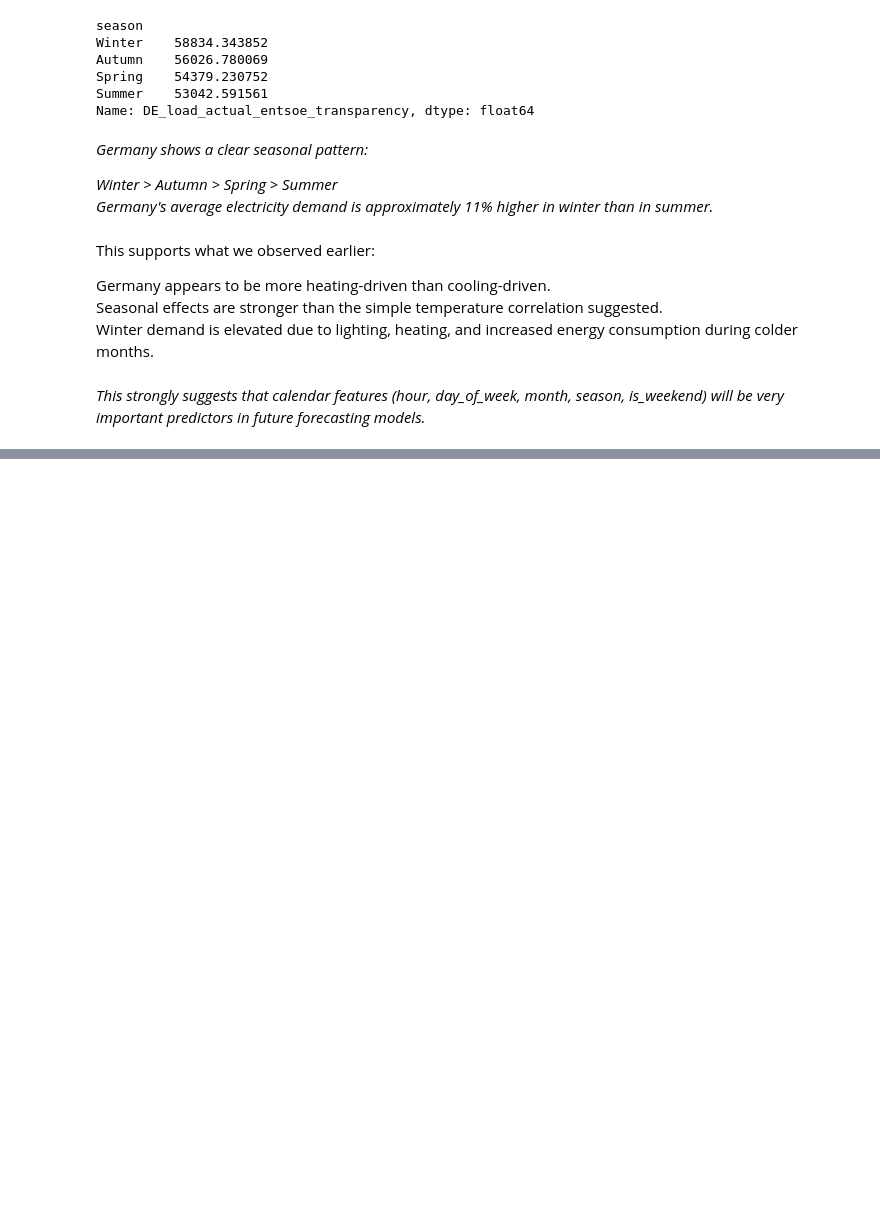
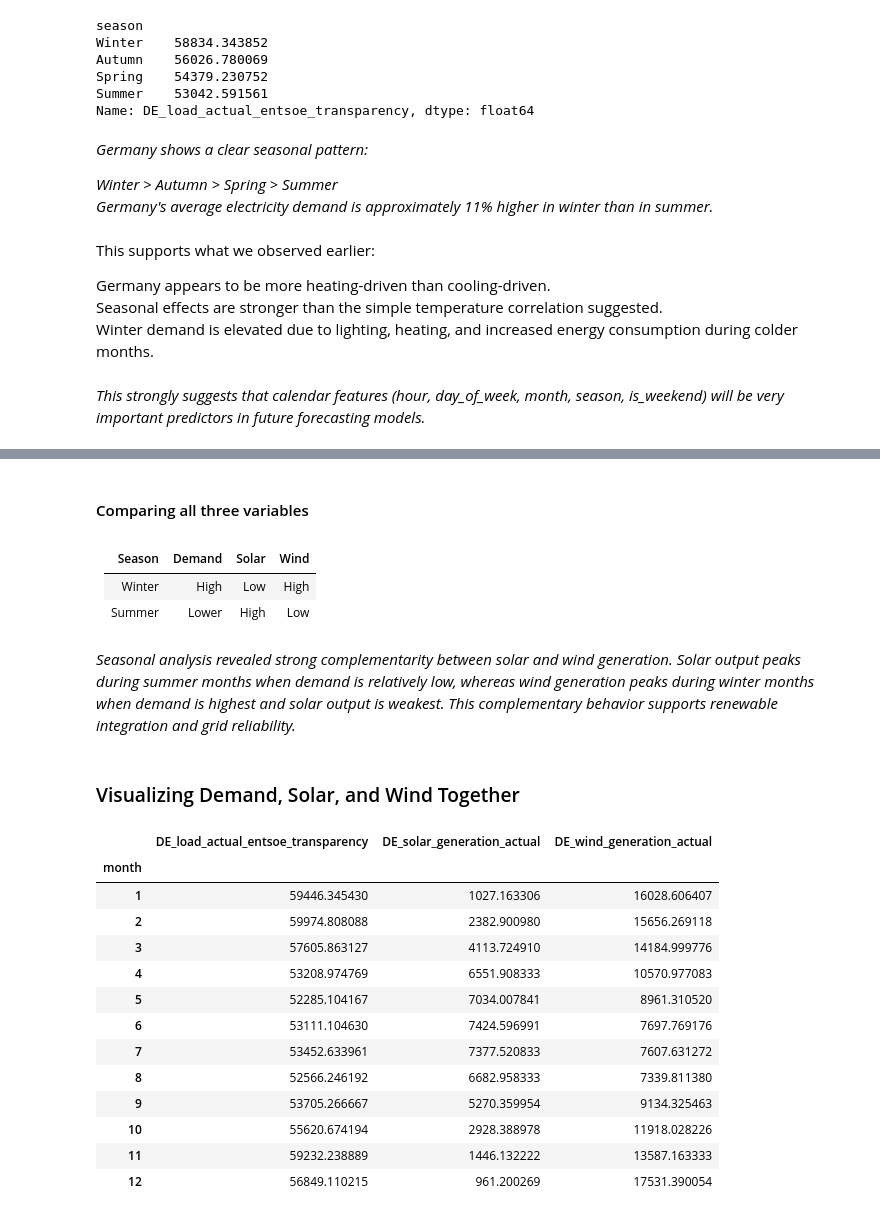
Before and after one commit to Kendivoen/energy-analytics-platform, a Jupyter notebook: notebooks/03_exploratory_data_analysis.ipynb, the cells around one changed output, grey strips where cells are left out. Saved outputs shown, nothing was run; the diff lists cells and outputs as text; code cells hidden in the pictures; blank space fills up the shorter version.

```diff
--- a/notebooks/03_exploratory_data_analysis.ipynb
+++ b/notebooks/03_exploratory_data_analysis.ipynb
@@ -371,0 +550,36 @@ Winter demand is elevated due to lighting, heating, and increased energy consump
+# %% [markdown]
+#### Comparing all three variables
+# %% [markdown]
+| Season | Demand | Solar | Wind |
+| ------ | ------ | ----- | ---- |
+| Winter | High   | Low   | High |
+| Summer | Lower  | High  | Low  |
+# %% [markdown]
+*Seasonal analysis revealed strong complementarity between solar and wind generation. Solar output peaks during summer months when demand is relatively low, whereas wind generation peaks during winter months when demand is highest and solar output is weakest. This complementary behavior supports renewable integration and grid reliability.*
+# %% [markdown]
+### Visualizing Demand, Solar, and Wind Together
+# %%
+monthly_compare = eda_df.groupby('month')[
+    [
+        'DE_load_actual_entsoe_transparency',
+        'DE_solar_generation_actual',
+        'DE_wind_generation_actual'
+    ]
+].mean()
+
+monthly_compare
+# %% [output]
+|  | DE_load_actual_entsoe_transparency | DE_solar_generation_actual | DE_wind_generation_actual |
+| month |  |  |  |
+| 1 | 59446.345430 | 1027.163306 | 16028.606407 |
+| 2 | 59974.808088 | 2382.900980 | 15656.269118 |
+| 3 | 57605.863127 | 4113.724910 | 14184.999776 |
+| 4 | 53208.974769 | 6551.908333 | 10570.977083 |
+| 5 | 52285.104167 | 7034.007841 | 8961.310520 |
+| 6 | 53111.104630 | 7424.596991 | 7697.769176 |
+| 7 | 53452.633961 | 7377.520833 | 7607.631272 |
+| 8 | 52566.246192 | 6682.958333 | 7339.811380 |
+| 9 | 53705.266667 | 5270.359954 | 9134.325463 |
+| 10 | 55620.674194 | 2928.388978 | 11918.028226 |
+| 11 | 59232.238889 | 1446.132222 | 13587.163333 |
+| 12 | 56849.110215 | 961.200269 | 17531.390054 |
```
Also changed, not shown: parts of 18 cells of this notebook.
